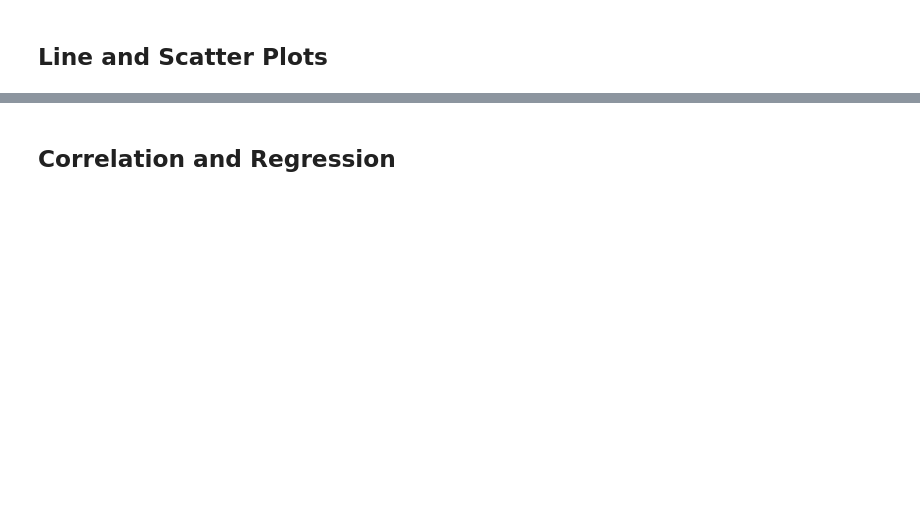
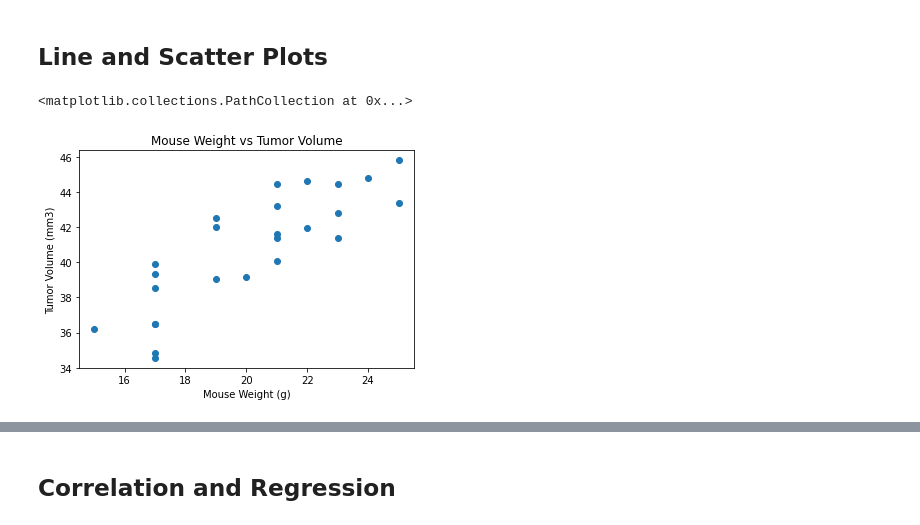
Before and after one commit to jayjackson22/Matplotlib-challenge, a Jupyter notebook: pymaceuticals_starter.ipynb, the cells around one changed output, grey strips where cells are left out. Saved outputs shown, nothing was run; the diff lists cells and outputs as text; code cells hidden in the pictures; blank space fills up the shorter version.

```diff
--- a/pymaceuticals_starter.ipynb
+++ b/pymaceuticals_starter.ipynb
@@ -251,0 +279,13 @@ plt.show()
+# %%
+# Generate a scatter plot of mouse weight versus average tumor volume for the Capomulin regimen
+capo_df_scatter = clean_df.loc[(clean_df['Drug Regimen']=='Capomulin')]
+capo_df_scatter = capo_df_scatter.groupby('Mouse ID').mean()
+x_axis = capo_df_scatter[['Weight (g)']]
+vals = capo_df_scatter[['Tumor Volume (mm3)']]
+plt.title('Mouse Weight vs Tumor Volume')
+plt.ylabel('Tumor Volume (mm3)')
+plt.xlabel('Mouse Weight (g)')
+plt.scatter(x_axis,vals)
+# %% [output]
+<matplotlib.collections.PathCollection at 0x...>
+[figure, added]
```
Also changed, not shown: parts of 8 cells of this notebook.
